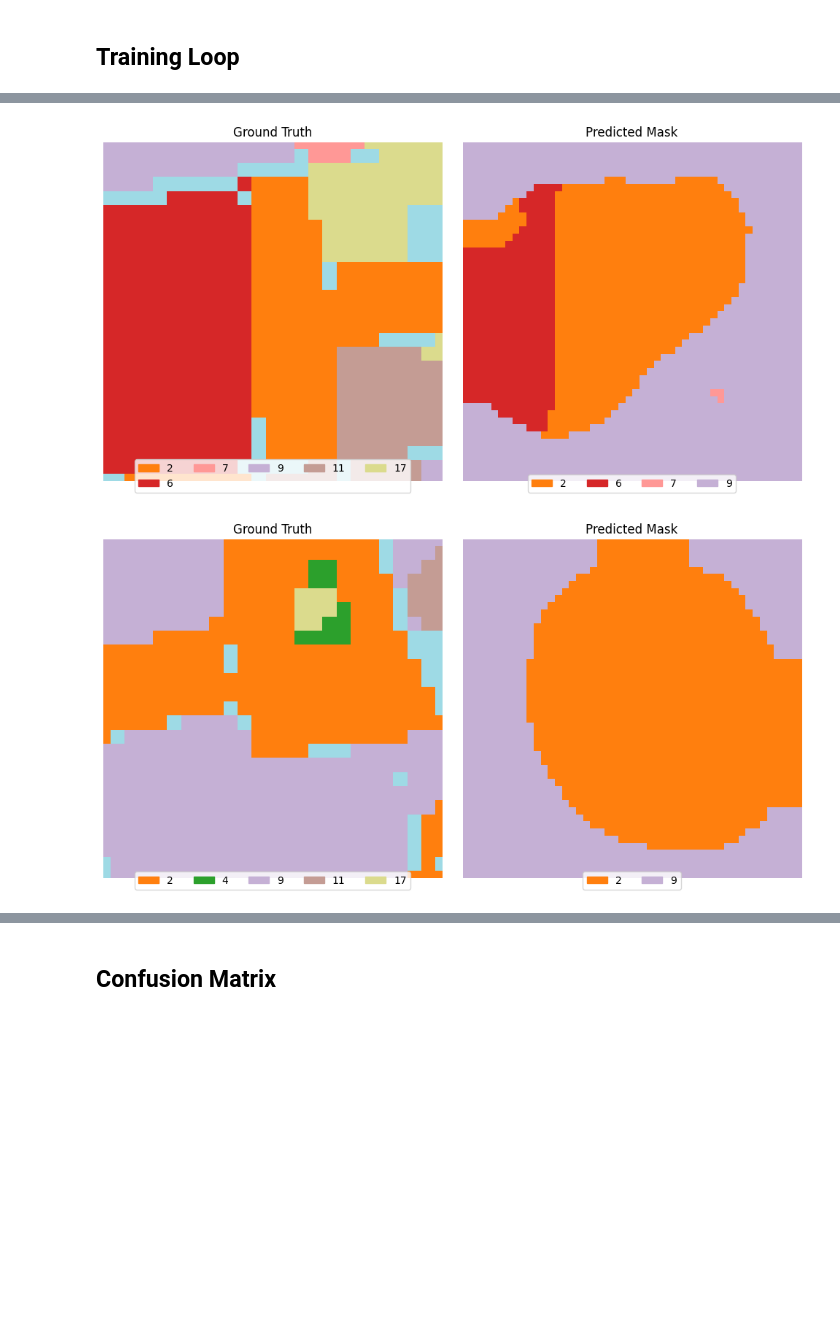
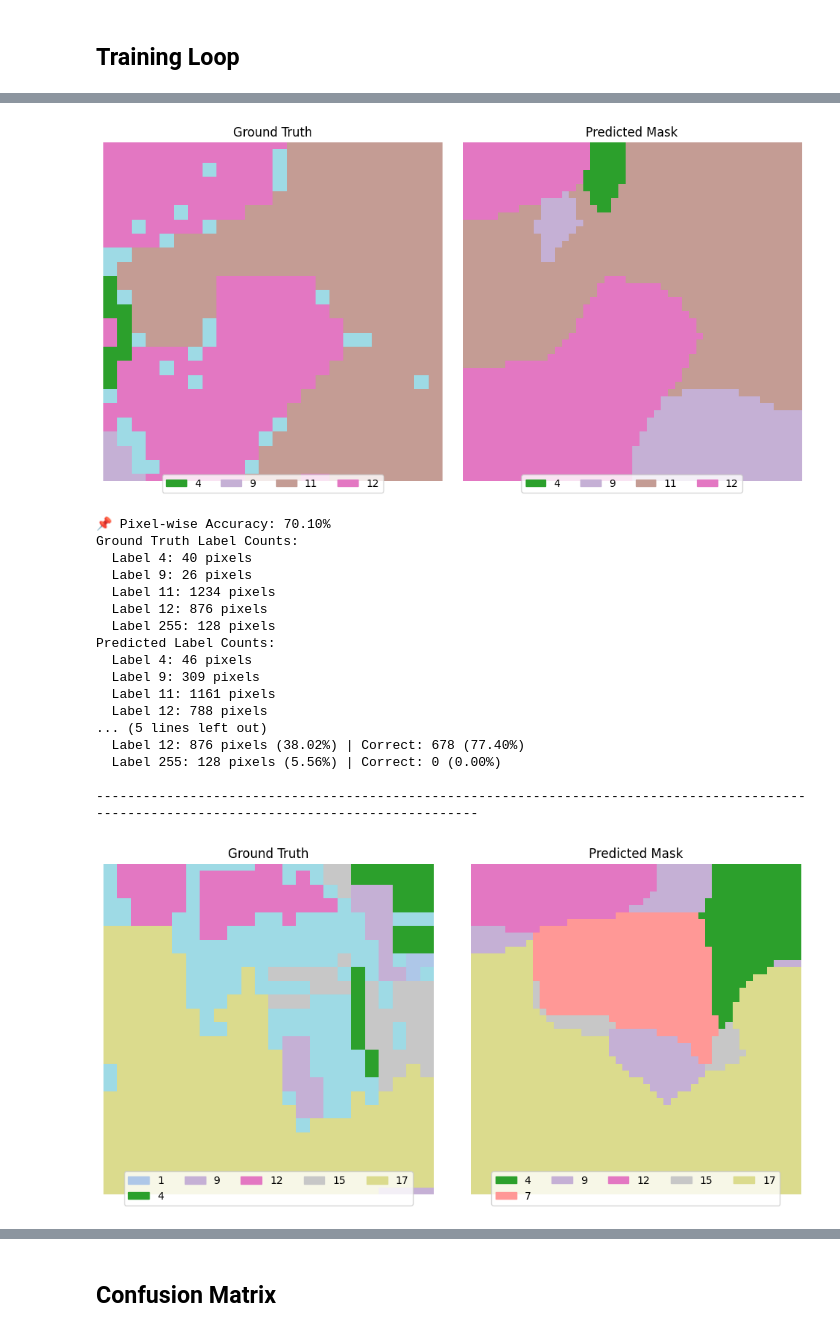
Before and after one commit to Abdul-Rehman-Tahir01/TUKL-25, a Jupyter notebook: 2D CNN Model on Sentinel-2 Image Dataset.ipynb, the cells around one changed output, grey strips where cells are left out. Saved outputs shown, nothing was run; the diff lists cells and outputs as text; code cells hidden in the pictures; blank space fills up the shorter version.

```diff
--- a/2D CNN Model on Sentinel-2 Image Dataset.ipynb
+++ b/2D CNN Model on Sentinel-2 Image Dataset.ipynb
@@ -31,7 +31,7 @@ BATCH_SIZE     = 64
 NUM_WORKERS    = 4
 PIN_MEMORY     = True
 LR             = 0.01
-NUM_EPOCHS     = 15
+NUM_EPOCHS     = 20
 DEVICE         = torch.device('cuda' if torch.cuda.is_available() else 'cpu')
 
 VALID_LABELS = set([0, 1, 2, 3, 4, 5, 6, 7, 8, 9, 10, 11, 12, 13, 14, 15, 16, 17, 18, 19, 20, 21])
@@ -247,20 +247,25 @@ in_channels = 9 * NUM_TIMESTEPS
 
 model = torch.nn.Sequential(
     torch.nn.Conv2d(in_channels, 64, kernel_size=5, stride=2, padding=2),  # → 64×24×24
+    torch.nn.BatchNorm2d(64),
     torch.nn.ReLU(inplace=True),
     torch.nn.MaxPool2d(kernel_size=2, stride=2),                           # → 64×12×12
 
     torch.nn.Conv2d(64, 192, kernel_size=3, padding=1),                    # → 192×12×12
+    torch.nn.BatchNorm2d(192),
     torch.nn.ReLU(inplace=True),
     torch.nn.MaxPool2d(kernel_size=2, stride=2),                           # → 192×6×6
 
     torch.nn.Conv2d(192, 384, kernel_size=3, padding=1),                   # → 384×6×6
+    torch.nn.BatchNorm2d(384),
     torch.nn.ReLU(inplace=True),
 
     torch.nn.Conv2d(384, 256, kernel_size=3, padding=1),                   # → 256×6×6
+    torch.nn.BatchNorm2d(256),
     torch.nn.ReLU(inplace=True),
 
     torch.nn.Conv2d(256, 256, kernel_size=3, padding=1),                   # → 256×6×6
+    torch.nn.BatchNorm2d(256),
     torch.nn.ReLU(inplace=True),
 
     torch.nn.Conv2d(256, NUM_CLASSES, kernel_size=1),                      # → 20×6×6
@@ -426,48 +432,94 @@ def visualize_prediction(model, dataset, idx=0):
     model.eval()
     x, y = dataset[idx]
     x = x.unsqueeze(0).to(DEVICE)
+    y = y.unsqueeze(0).to(DEVICE)  # (1, H, W)
 
     with torch.no_grad():
         pred = model(x)
+        acc = pixel_accuracy(pred, y)  # Compute pixel accuracy
         pred_mask = pred.argmax(dim=1).squeeze().cpu()
 
-    y = y.numpy()
+    y = y.squeeze().cpu().numpy()
+    pred_mask = pred_mask.numpy()
+
+     # Count label occurrences
+    gt_labels, gt_counts = np.unique(y, return_counts=True)
+    pred_labels, pred_counts = np.unique(pred_mask, return_counts=True)
+
+    total_gt = y.size
+    total_pred = pred_mask.size
+
 
     # Define colormap
     cmap = plt.get_cmap('tab20')
-
-    # Get unique labels for ground truth and prediction
-    gt_labels = np.unique(y)
-    pred_labels = np.unique(pred_mask)
 
     # Create legend patches (label ID and corresponding color)
     def make_legend(labels):
         patches = []
         for lbl in labels:
             if lbl == 255:  # ignore index
                 continue
             color = cmap(lbl % 20)  # tab20 only supports 20 colors
             patch = mpatches.Patch(color=color, label=str(lbl))
             patches.append(patch)
         return patches
 
     fig, axs = plt.subplots(1, 2, figsize=(10, 5))
 
     im0 = axs[0].imshow(y, cmap=cmap, vmin=0, vmax=19)
     axs[0].set_title("Ground Truth")
     axs[0].axis("off")
     axs[0].legend(handles=make_legend(gt_labels), loc='lower center', bbox_to_anchor=(0.5, -0.05), ncol=5)
 
     im1 = axs[1].imshow(pred_mask, cmap=cmap, vmin=0, vmax=19)
     axs[1].set_title("Predicted Mask")
     axs[1].axis("off")
     axs[1].legend(handles=make_legend(pred_labels), loc='lower center', bbox_to_anchor=(0.5, -0.05), ncol=5)
 
     plt.tight_layout()
     plt.show()
 
-visualize_prediction(model, train_ds, idx=285)
-visualize_prediction(model, val_ds, idx=255)
+
+    print(f"\n📌 Pixel-wise Accuracy: {acc:.2%}")
+
+    print("Ground Truth Label Counts:")
+    for lbl, cnt in zip(gt_labels, gt_counts):
+        print(f"  Label {lbl}: {cnt} pixels")
+
+    print("Predicted Label Counts:")
+    for lbl, cnt in zip(pred_labels, pred_counts):
+        print(f"  Label {lbl}: {cnt} pixels")
+
+    print("\n🟩 Ground Truth Per-Label Accuracy:")
+    for lbl, total_count in zip(gt_labels, gt_counts):
+        correct_pred = np.logical_and(y == lbl, pred_mask == lbl).sum()
+        total_pct = 100 * total_count / total_gt
+        correct_pct = 100 * correct_pred / total_count
+        print(f"  Label {lbl}: {total_count} pixels ({total_pct:.2f}%) | Correct: {correct_pred} ({correct_pct:.2f}%)")
+
+    print()
+    print('-'*140)
+    print()
+
+visualize_prediction(model, train_ds, idx=2650)
+visualize_prediction(model, val_ds, idx=20)
 # %% [output]
-[figure, old version]
+[figure, new version]
+📌 Pixel-wise Accuracy: 70.10%
+Ground Truth Label Counts:
+  Label 4: 40 pixels
+  Label 9: 26 pixels
+  Label 11: 1234 pixels
+  Label 12: 876 pixels
+  Label 255: 128 pixels
+Predicted Label Counts:
+  Label 4: 46 pixels
+  Label 9: 309 pixels
+  Label 11: 1161 pixels
+  Label 12: 788 pixels
+... (5 lines left out)
+  Label 12: 876 pixels (38.02%) | Correct: 678 (77.40%)
+  Label 255: 128 pixels (5.56%) | Correct: 0 (0.00%)
+
+--------------------------------------------------------------------------------------------------------------------------------------------
-[figure, old version]
+[figure, new version]
```
Also changed, not shown: parts of 5 cells of this notebook.
